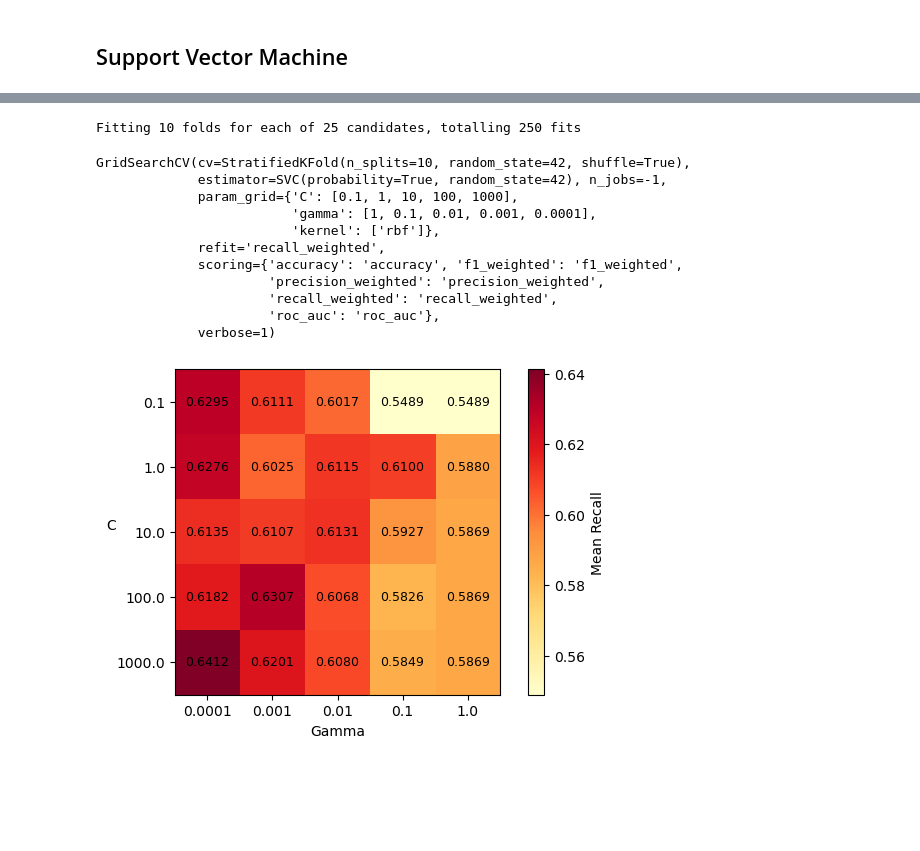
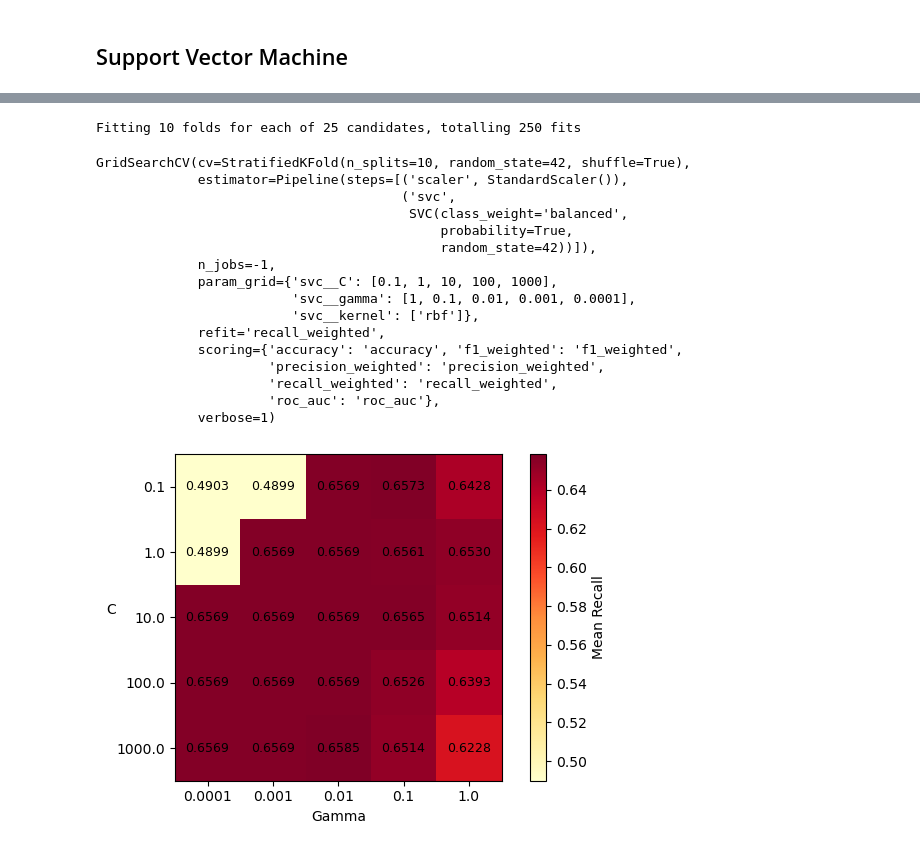
Before and after one commit to aquarius2101/Injury-Prediction-in-Premier-League, a Jupyter notebook: Injury-Prediction-Code.ipynb, the cells around one changed output, grey strips where cells are left out. Saved outputs shown, nothing was run; the diff lists cells and outputs as text; code cells hidden in the pictures; blank space fills up the shorter version.

Commit message:
Clean codes

```diff
--- a/Injury-Prediction-Code.ipynb
+++ b/Injury-Prediction-Code.ipynb
@@ -176,10 +171,9 @@ df_clean = pd.read_csv('clean-epl-data.csv')
 # %%
 # One-hot encode Position column
+df = pd.get_dummies(df, columns=['Position'], drop_first=True)
 
-df_clean = pd.get_dummies(df_clean, columns=['Position'], drop_first=True)
-
-df_clean = df_clean.drop(columns=['Name'])          # Drop nominal attributes
-df_clean.to_csv('complete-data.csv', index=False)   # Save csv file
+# Drop nominal attribute
+df = df.drop(columns=['Name'])
 # %%
 # Feature Selection
 
@@ -201,6 +192,6 @@ df_selected.to_csv('selected-features.csv', index=False)
 # %%
 # 80-20 train-test split
-
+df_selected = df[['Minutes', 'Appearances', 'Age', 'Recovering', 'Injured']]
 X = df_selected.drop(columns=['Injured'])
 y = df_selected['Injured']
 X_train, X_test, Y_train, Y_test = train_test_split(X, y, test_size = 0.2, random_state = 42)
@@ -564,33 +555,32 @@ ROC-AUC: 0.7040
 # %%
-"""
-Adapted from:
-Description: SVM Hyperparameter Tuning using GridSearchCV - ML
-Author: GeeksforGeeks
-Date: April 6, 2026
-Retrieved on: April 22, 2026
-URL: https://www.geeksforgeeks.org/machine-learning/svm-hyperparameter-tuning-using-gridsearchcv-ml/
-"""
-param_grid = {'C': [0.1, 1, 10, 100, 1000],
-			'gamma': [1, 0.1, 0.01, 0.001, 0.0001],
-			'kernel': ['rbf']}
+param_grid = {
+    'svc__C': [0.1, 1, 10, 100, 1000],
+	'svc__gamma': [1, 0.1, 0.01, 0.001, 0.0001],
+	'svc__kernel': ['rbf']}
 
-gridsvm = GridSearchCV(estimator=svm,
-                    param_grid = param_grid,
-                    scoring=scoring,
-                    cv=cv_strategy,
-                    n_jobs=-1,
-                    verbose=1,
-                    refit='recall_weighted'
-                )
+gridsvm = GridSearchCV(
+    estimator=svm_pipeline,
+    param_grid = param_grid,
+    scoring=scoring,
+    cv=cv_strategy,
+    n_jobs=-1,
+    verbose=1,
+    refit='recall_weighted'
+)
 
 gridsvm.fit(X_train, Y_train)
 # %% [output]
 Fitting 10 folds for each of 25 candidates, totalling 250 fits
 GridSearchCV(cv=StratifiedKFold(n_splits=10, random_state=42, shuffle=True),
-             estimator=SVC(probability=True, random_state=42), n_jobs=-1,
-             param_grid={'C': [0.1, 1, 10, 100, 1000],
-                         'gamma': [1, 0.1, 0.01, 0.001, 0.0001],
-                         'kernel': ['rbf']},
+             estimator=Pipeline(steps=[('scaler', StandardScaler()),
+                                       ('svc',
+                                        SVC(class_weight='balanced',
+                                            probability=True,
+                                            random_state=42))]),
+             n_jobs=-1,
+             param_grid={'svc__C': [0.1, 1, 10, 100, 1000],
+                         'svc__gamma': [1, 0.1, 0.01, 0.001, 0.0001],
+                         'svc__kernel': ['rbf']},
              refit='recall_weighted',
              scoring={'accuracy': 'accuracy', 'f1_weighted': 'f1_weighted',
                       'precision_weighted': 'precision_weighted',
@@ -600,35 +590,35 @@ GridSearchCV(cv=StratifiedKFold(n_splits=10, random_state=42, shuffle=True),
 # %%
 # Extract CV results
 cv_results = pd.DataFrame(gridsvm.cv_results_)
 
 # Pivot to get mean recall for each C and gamma combination
 pivot = cv_results.pivot_table(
-    index='param_C',
-    columns='param_gamma',
+    index='param_svc__C',
+    columns='param_svc__gamma',
     values='mean_test_recall_weighted'
 )
 
 # Plot heatmap
 plt.figure(figsize=(6, 4))
 plt.imshow(pivot, interpolation='nearest', cmap='YlOrRd')
 plt.colorbar(label='Mean Recall')
 
 # Axis labels
 plt.xticks(range(len(pivot.columns)), pivot.columns, rotation=0)
 plt.yticks(range(len(pivot.index)), pivot.index)
 plt.xlabel('Gamma')
 plt.ylabel('C', rotation=0)
 
 # Annotate each cell with the score
 for i in range(len(pivot.index)):
     for j in range(len(pivot.columns)):
         plt.text(j, i, f'{pivot.iloc[i, j]:.4f}',
                  ha='center', va='center', fontsize=9)
 
 plt.tight_layout()
 plt.show()
 # %% [output]
-[figure, old version]
+[figure, new version]
 # %%
 best_svm = gridsvm.best_estimator_
 grid_predictions = gridsvm.predict(X_test)
```
Also changed, not shown: parts of 19 cells of this notebook, 2 other files.
